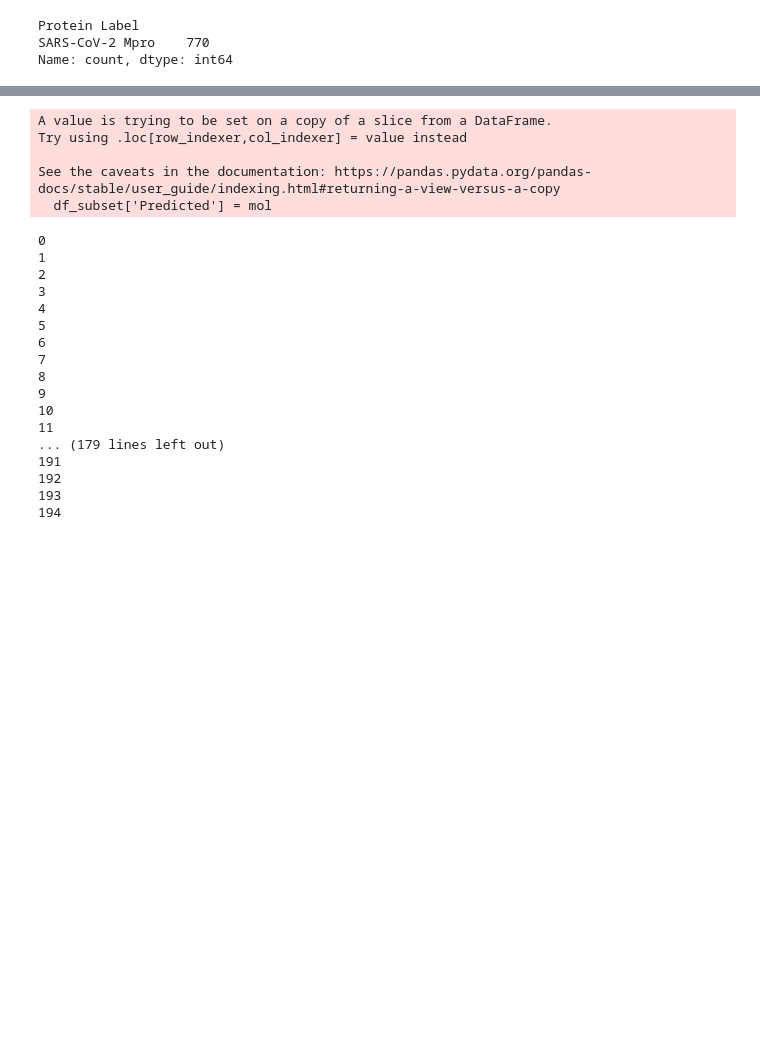
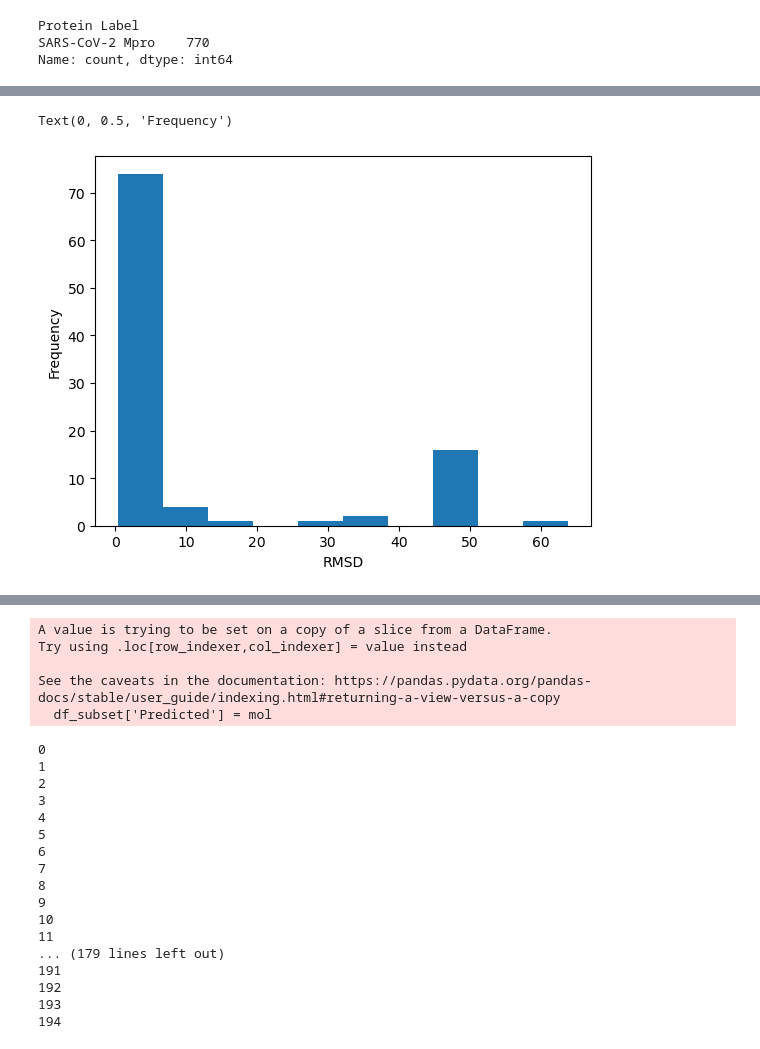
Before and after one commit to meyresearch/BoltzForPolaris, a Jupyter notebook: pred_test.ipynb, the cells around one changed output, grey strips where cells are left out. Drawn from its saved outputs; the diff is of its cells as text; code cells hidden in the pictures; blank space fills up the shorter version.

```diff
--- a/pred_test.ipynb
+++ b/pred_test.ipynb
@@ -360,0 +636,9 @@ for i in range(99):
+# %%
+plt.hist(c['rmsds'])
+
+
+plt.xlabel('RMSD')
+plt.ylabel('Frequency')
+# %% [output]
+Text(0, 0.5, 'Frequency')
+[figure, added]
```
Also changed, not shown: parts of 57 cells of this notebook, 2 other files.
